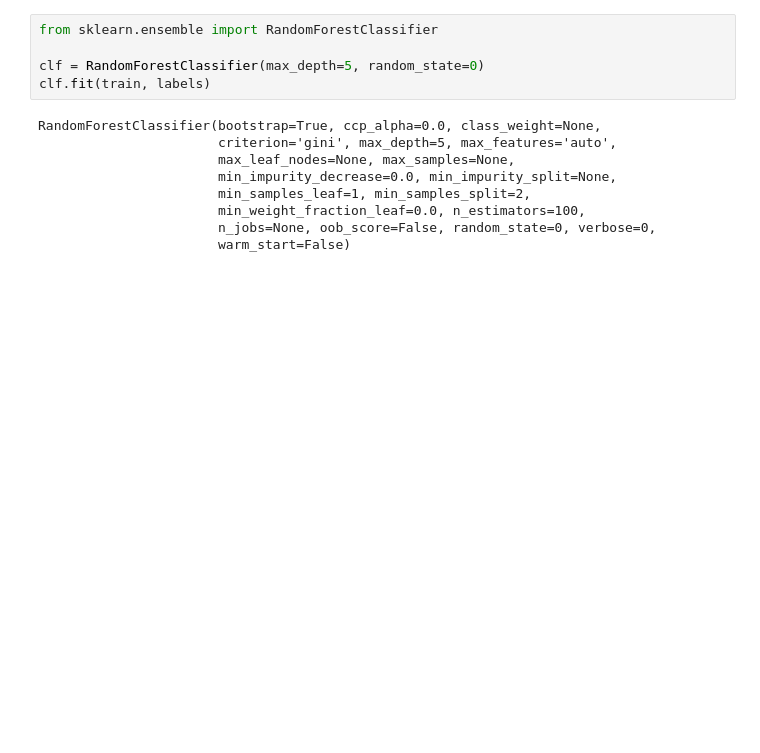
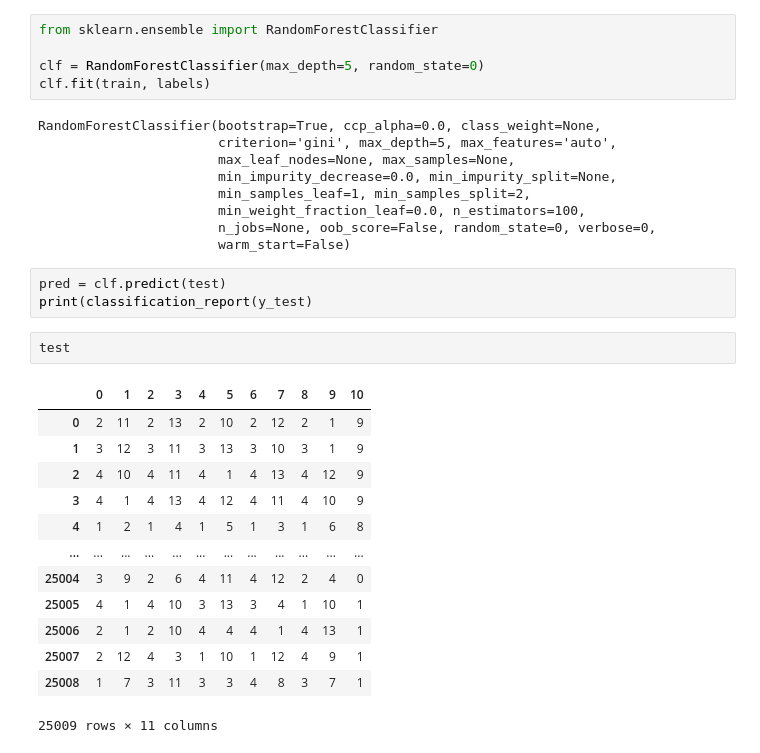
Before and after one commit to ajag408/PokerClass, a Jupyter notebook: preprocessing_updated.ipynb, the cells around one changed output. Drawn from its saved outputs; the diff is of its cells as text; blank space fills up the shorter version.

```diff
--- a/preprocessing_updated.ipynb
+++ b/preprocessing_updated.ipynb
@@ -233,3 +241,22 @@ RandomForestClassifier(bootstrap=True, ccp_alpha=0.0, class_weight=None,
                        min_weight_fraction_leaf=0.0, n_estimators=100,
                        n_jobs=None, oob_score=False, random_state=0, verbose=0,
                        warm_start=False)
+# %%
+pred = clf.predict(test)
+print(classification_report(y_test)
+# %%
+test
+# %% [output]
+|  | 0 | 1 | 2 | 3 | 4 | 5 | 6 | 7 | 8 | 9 | 10 |
+| 0 | 2 | 11 | 2 | 13 | 2 | 10 | 2 | 12 | 2 | 1 | 9 |
+| 1 | 3 | 12 | 3 | 11 | 3 | 13 | 3 | 10 | 3 | 1 | 9 |
+| 2 | 4 | 10 | 4 | 11 | 4 | 1 | 4 | 13 | 4 | 12 | 9 |
+| 3 | 4 | 1 | 4 | 13 | 4 | 12 | 4 | 11 | 4 | 10 | 9 |
+| 4 | 1 | 2 | 1 | 4 | 1 | 5 | 1 | 3 | 1 | 6 | 8 |
+| ... | ... | ... | ... | ... | ... | ... | ... | ... | ... | ... | ... |
+| 25004 | 3 | 9 | 2 | 6 | 4 | 11 | 4 | 12 | 2 | 4 | 0 |
+| 25005 | 4 | 1 | 4 | 10 | 3 | 13 | 3 | 4 | 1 | 10 | 1 |
+| 25006 | 2 | 1 | 2 | 10 | 4 | 4 | 4 | 1 | 4 | 13 | 1 |
+| 25007 | 2 | 12 | 4 | 3 | 1 | 10 | 1 | 12 | 4 | 9 | 1 |
+| 25008 | 1 | 7 | 3 | 11 | 3 | 3 | 4 | 8 | 3 | 7 | 1 |
+25009 rows × 11 columns
```
Also changed, not shown: parts of 21 cells of this notebook.
